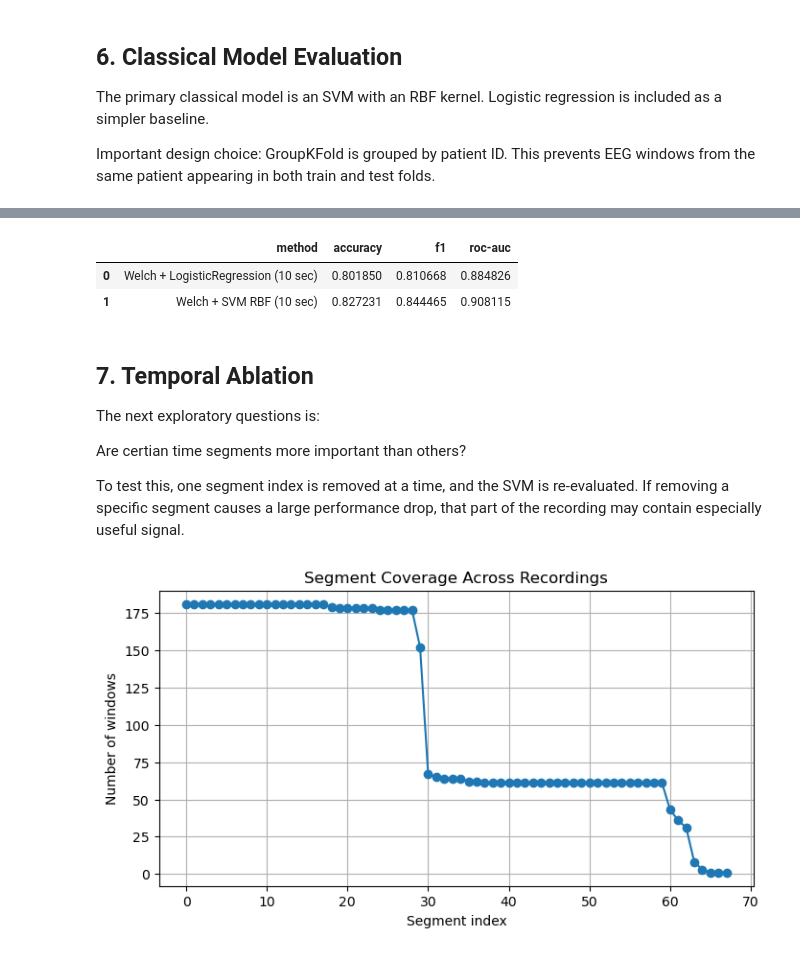
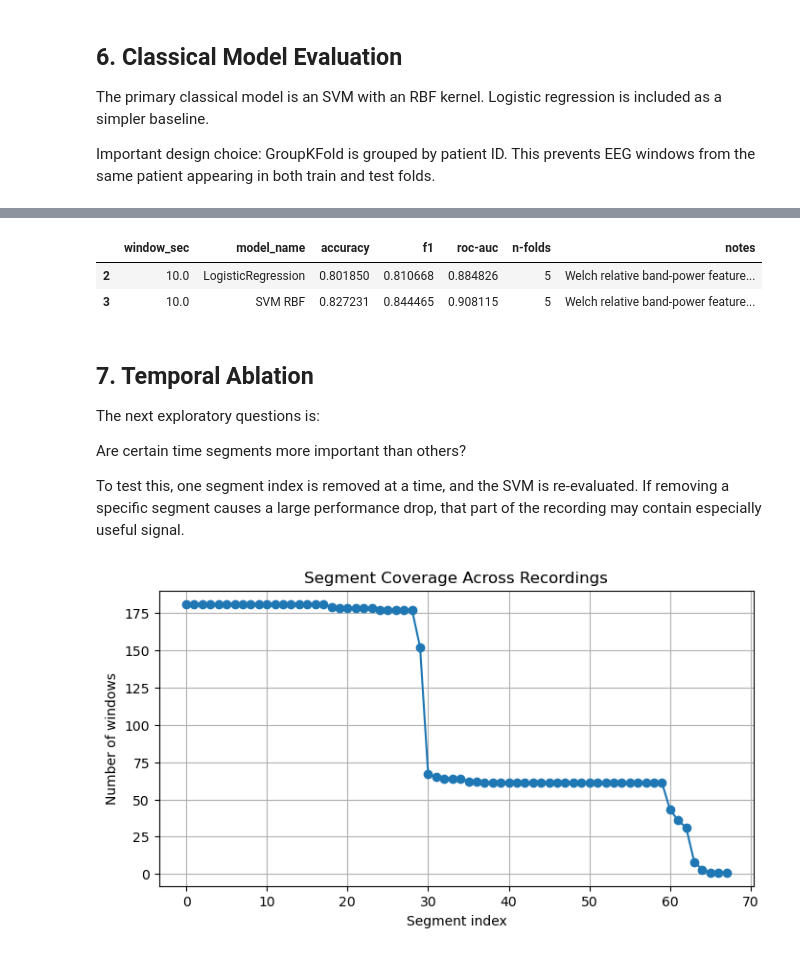
Before and after one commit to BJAngulo/MSSE-277b-final-project-, a Jupyter notebook: notebooks/Raw EEG.ipynb, the cells around one changed output, grey strips where cells are left out. Saved outputs shown, nothing was run; the diff lists cells and outputs as text; code cells hidden in the pictures.

```diff
--- a/notebooks/Raw EEG.ipynb
+++ b/notebooks/Raw EEG.ipynb
@@ -253,7 +378,7 @@ def extract_band_power_from_array(epoch_data, sfreq):
     Returns
     -------
     np.ndarray
-      Flatten feature vector with shape (n_channels * n_bands,).
+      Flatten feature vector with shape (n_channels * n_bands).
     """
 
     bands = {
@@ -349,7 +474,7 @@ def build_segmented_dataset(metadata_df, common_channels, window_sec):
 
     segmented_df = pd.DataFrame({
         "recording_segment": recording_segments,
-        "petient_id": groups_segments,
+        "patient_id": groups_segments,
         "label": y_segments,
         "condition": condition_segments,
         "segment_idx": segmented_indices
@@ -396,18 +521,18 @@ def get_or_build_segmented_data(metadata_df, common_channels, window_sec, save_d
         window_sec=window_sec
     )
 
-    save_segmented_data(X, y, groups, seg_df, window_sec)
+    save_segmented_data(X, y, groups, seg_df, window_sec, save_dir=save_dir)
 
     return X, y, groups, seg_df
 # %%
 # Final feature datasets used in the main analysis
-X_seg_5, y_seg_5, groups_seg_5, seg_df_5 = build_segmented_dataset(
+X_seg_5, y_seg_5, groups_seg_5, seg_df_5 = get_or_build_segmented_data(
     metadata_df,
     COMMON_CHANNELS,
     window_sec=5.0
 )
 
-X_seg_10, y_seg_10, groups_seg_10, seg_df_10 = build_segmented_dataset(
+X_seg_10, y_seg_10, groups_seg_10, seg_df_10 = get_or_build_segmented_data(
     metadata_df,
     COMMON_CHANNELS,
     window_sec=10.0
@@ -454,6 +581,7 @@ def evaluate_sklearn_model(model, X, y, groups, cv=gkf):
     return {
         "accuracy": scores["test_accuracy"].mean(),
         "f1": scores["test_f1"].mean(),
-        "roc-auc": scores["test_roc_auc"].mean()
+        "roc-auc": scores["test_roc_auc"].mean(),
+        "n-folds": cv.get_n_splits(),
     }
 # %%
@@ -481,25 +636,18 @@ The 10-sec windows performed better than the 5-second windows in the exploratory
 # %%
-classical_results = []
-
-for model_name, model in models.items():
-    scores = evaluate_sklearn_model(model, X_seg_10, y_seg_10, groups_seg_10)
-    classical_results.append({
-        "method": f"Welch + {model_name} (10 sec)",
-        **scores
-    })
-
-classical_results_df = pd.DataFrame(classical_results)
+# Classical Welch baselines
+classical_results_df = window_results_df.query("window_sec == 10").copy()
+classical_results_df.to_csv(RESULTS_DIR / "tables" / "classical_welch_results.csv", index=False)
 classical_results_df
 # %% [output]
-|  | method | accuracy | f1 | roc-auc |
-| 0 | Welch + LogisticRegression (10 sec) | 0.801850 | 0.810668 | 0.884826 |
-| 1 | Welch + SVM RBF (10 sec) | 0.827231 | 0.844465 | 0.908115 |
+|  | window_sec | model_name | accuracy | f1 | roc-auc | n-folds | notes |
+| 2 | 10.0 | LogisticRegression | 0.801850 | 0.810668 | 0.884826 | 5 | Welch relative band-power feature... |
+| 3 | 10.0 | SVM RBF | 0.827231 | 0.844465 | 0.908115 | 5 | Welch relative band-power feature... |
 # %% [markdown]
  ## 7. Temporal Ablation
 
 The next exploratory questions is:
 
-Are certian time segments more important than others?
+Are certain time segments more important than others?
 
 To test this, one segment index is removed at a time, and the SVM is re-evaluated. If removing a specific segment causes a large performance drop, that part of the recording may contain especially useful signal.
 # %%
```
Also changed, not shown: parts of 52 cells of this notebook, 31 other files.
